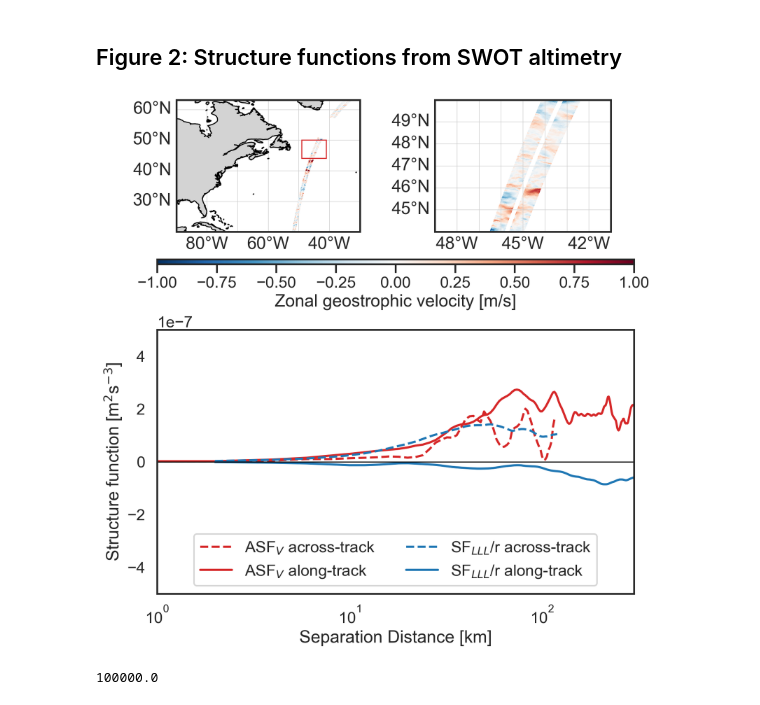
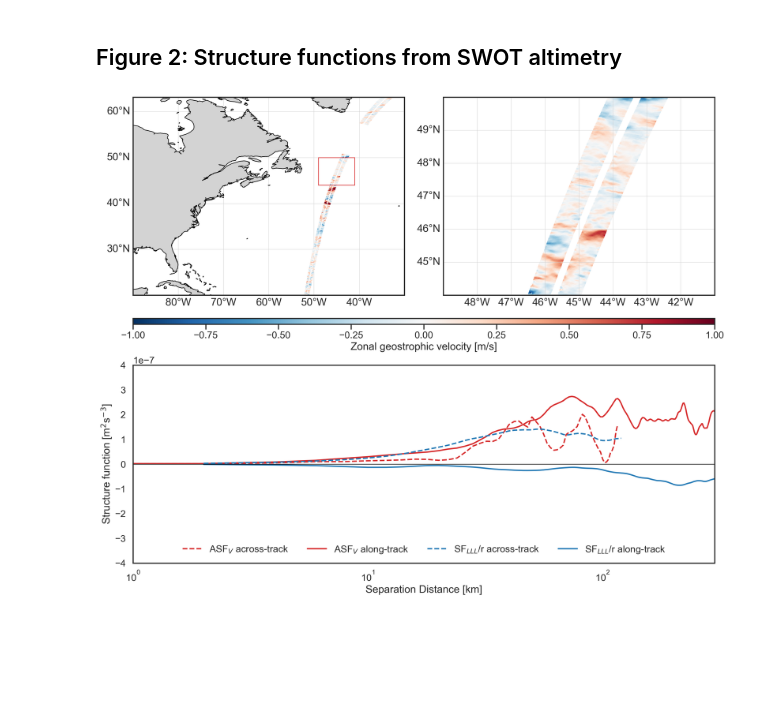
Before and after one commit to cassidymwagner/fluidsf, a Jupyter notebook: paper/analysis_code/figures.ipynb, the cells around one changed output. Drawn from its saved outputs; the diff is of its cells as text; code cells hidden in the pictures; blank space fills up the shorter version.

```diff
--- a/paper/analysis_code/figures.ipynb
+++ b/paper/analysis_code/figures.ipynb
@@ -338,7 +346,7 @@ import xarray as xr
 
 # Provide the path to the SWOT data you have downloaded
 ds = xr.open_dataset(
-    "/Users/cassswagner/software_development/FluidSF_dev_space/fluidsf/docs/source/example_data/SWOT_L3_LR_SSH_Expert_SAMPLE.nc"
+    "/path/to/SWOT/data.nc"
 )
 # %%
 localbox = [-90, -30, 20, 60]
@@ -375,9 +383,9 @@ import cartopy.crs as ccrs
 import cartopy.feature
 import matplotlib.patches as mpatches
 
-fig = plt.figure(layout="constrained", figsize=(8, 8))
+fig = plt.figure(layout="constrained", figsize=(15,12))
 
-gs = GridSpec(3, 2, figure=fig)
+gs = GridSpec(2, 2, figure=fig)
 # gs.update(hspace=0.1)
 ax1 = fig.add_subplot(gs[0, 0], projection=ccrs.PlateCarree())
 ax2 = fig.add_subplot(gs[0, 1], projection=ccrs.PlateCarree())
@@ -385,6 +393,8 @@ ax3 = fig.add_subplot(gs[1:, :])
 
 ax1.set_extent(localbox)
 ax2.set_extent(localbox_subset)
+ax1.set_aspect("auto")
+ax2.set_aspect("auto")
 plot_kwargs = {
     "x": "longitude",
     "y": "latitude",
@@ -433,37 +443,35 @@ ax3.semilogx(
     sf_swot["x-diffs"] / 1e3,
     sf_swot["SF_advection_velocity_x"],
     label="ASF$_V$ across-track",
     color="tab:red",
     linestyle="dashed",
 )
 ax3.semilogx(
     sf_swot["y-diffs"] / 1e3,
     sf_swot["SF_advection_velocity_y"],
     label="ASF$_V$ along-track",
     color="tab:red",
 )
 ax3.semilogx(
     sf_swot["x-diffs"] / 1e3,
     sf_swot["SF_LLL_x"] / sf_swot["x-diffs"],
     label="SF$_{LLL}$/r across-track",
     color="tab:blue",
     linestyle="dashed",
 )
 ax3.semilogx(
     sf_swot["y-diffs"] / 1e3,
     sf_swot["SF_LLL_y"] / sf_swot["y-diffs"],
     label="SF$_{LLL}$/r along-track",
     color="tab:blue",
 )
 ax3.hlines(0, 1e0, 1e3, lw=1, color="black")
 ax3.set_xlabel("Separation Distance [km]")
 ax3.set_ylabel("Structure function [m$^2$s$^{-3}$]")
 ax3.set_xlim(1e0, 3e2)
-ax3.set_ylim(-5e-7, 5e-7)
-ax3.legend(loc="lower center", ncol=2);
+ax3.set_ylim(-4e-7, 4e-7)
+ax3.legend(loc="lower center", ncol=4, frameon=False)
+
+plt.savefig('../figs/fig2.png',dpi=300,bbox_inches='tight')
 # %% [output]
-[figure, old version]
+[figure, new version]
-# %%
-50/5e-4
-# %% [output]
-100000.0
```
Also changed, not shown: parts of 5 cells of this notebook.
